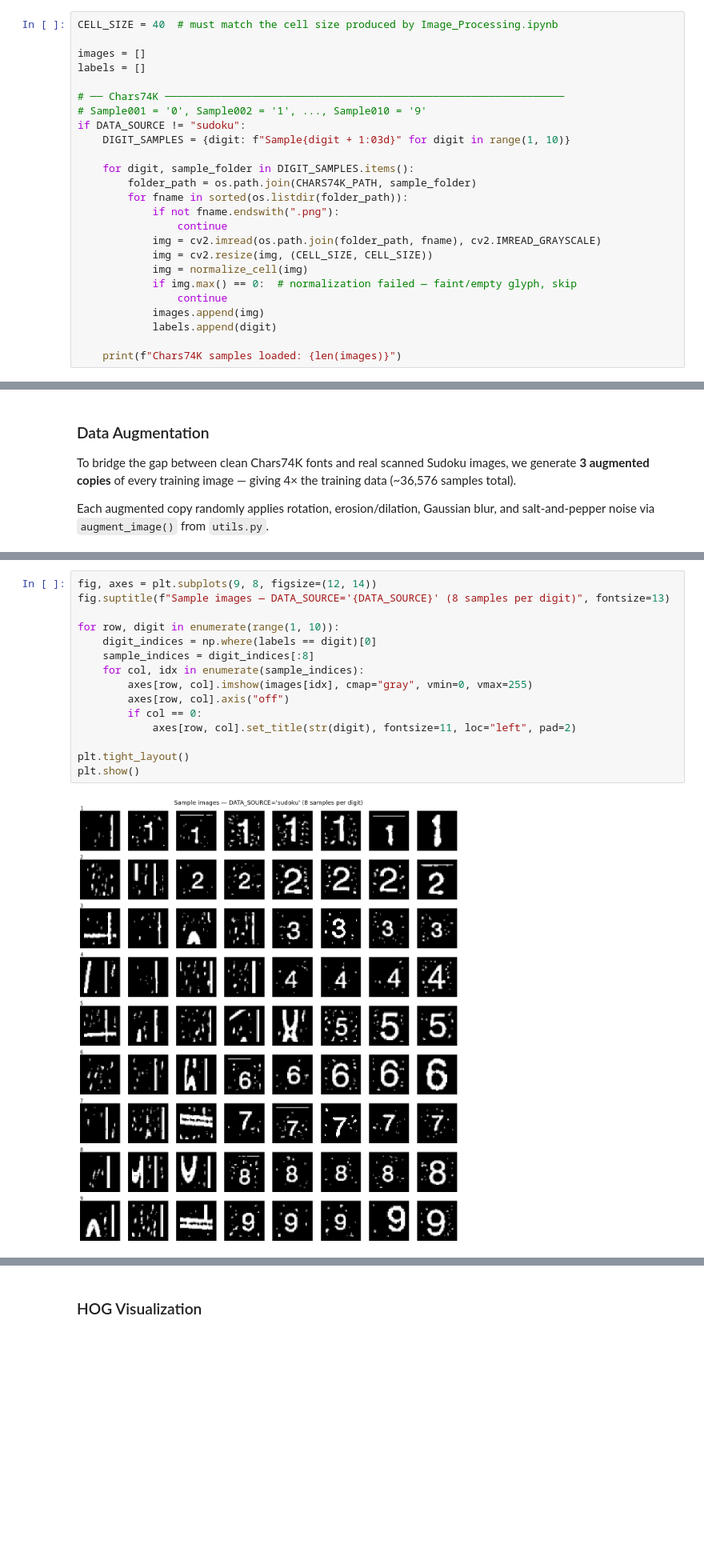
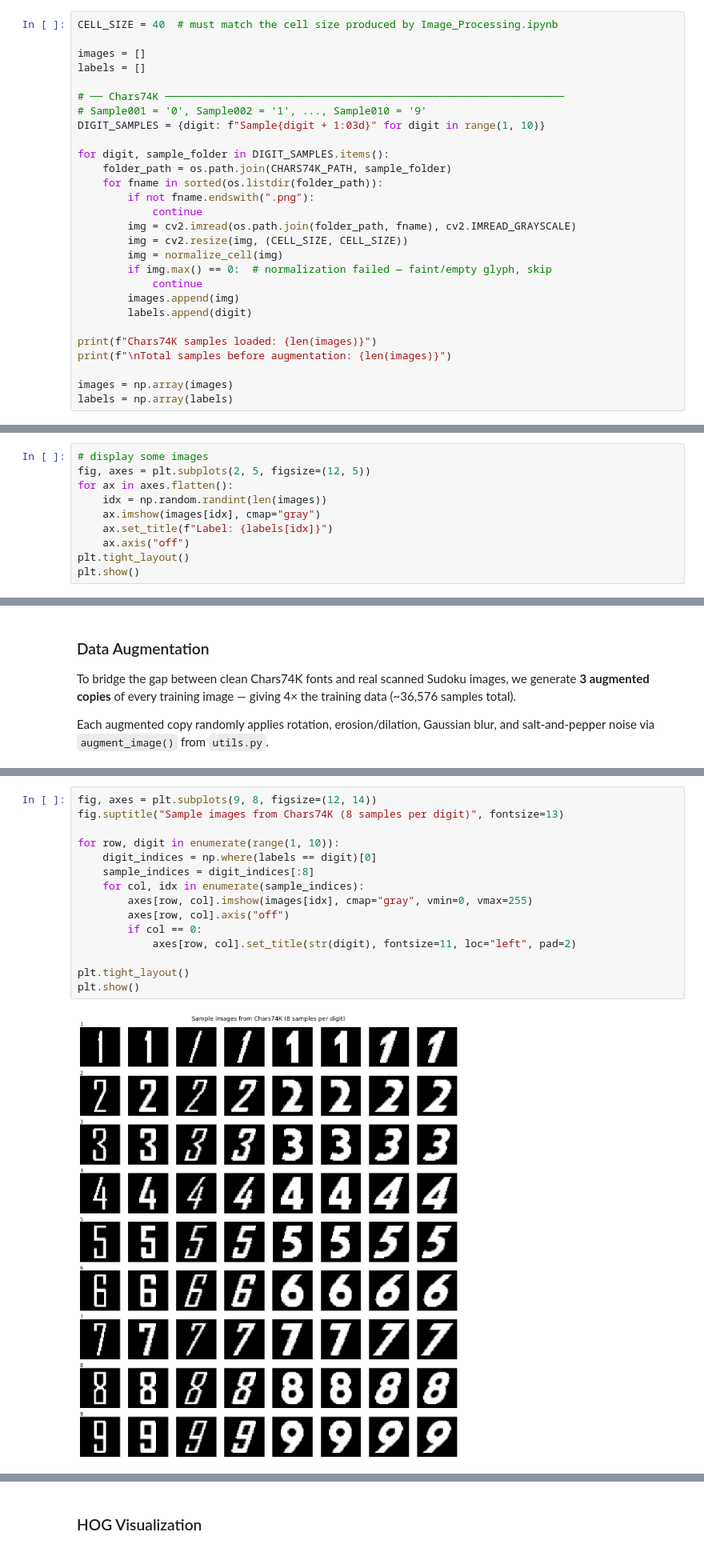
Before and after one commit to eddie-an/Optical-Sudoku-Solver, a Jupyter notebook: DigitRecognition.ipynb, the cells around one changed output, grey strips where cells are left out. Shown at 80% size. Cells and saved outputs as stored; diff of their text form; blank space fills up the shorter version.

Commit message:
Train digit model on Chars74K only, move Sudoku handling to evaluation, and reject empty-grid false positives

```diff
--- a/DigitRecognition.ipynb
+++ b/DigitRecognition.ipynb
@@ -132,20 +102,23 @@ labels = []
 
 # ── Chars74K ────────────────────────────────────────────────────────────────
 # Sample001 = '0', Sample002 = '1', ..., Sample010 = '9'
-if DATA_SOURCE != "sudoku":
-    DIGIT_SAMPLES = {digit: f"Sample{digit + 1:03d}" for digit in range(1, 10)}
+DIGIT_SAMPLES = {digit: f"Sample{digit + 1:03d}" for digit in range(1, 10)}
 
-    for digit, sample_folder in DIGIT_SAMPLES.items():
-        folder_path = os.path.join(CHARS74K_PATH, sample_folder)
-        for fname in sorted(os.listdir(folder_path)):
-            if not fname.endswith(".png"):
-                continue
-            img = cv2.imread(os.path.join(folder_path, fname), cv2.IMREAD_GRAYSCALE)
-            img = cv2.resize(img, (CELL_SIZE, CELL_SIZE))
-            img = normalize_cell(img)
-            if img.max() == 0:  # normalization failed — faint/empty glyph, skip
-                continue
-            images.append(img)
-            labels.append(digit)
+for digit, sample_folder in DIGIT_SAMPLES.items():
+    folder_path = os.path.join(CHARS74K_PATH, sample_folder)
+    for fname in sorted(os.listdir(folder_path)):
+        if not fname.endswith(".png"):
+            continue
+        img = cv2.imread(os.path.join(folder_path, fname), cv2.IMREAD_GRAYSCALE)
+        img = cv2.resize(img, (CELL_SIZE, CELL_SIZE))
+        img = normalize_cell(img)
+        if img.max() == 0:  # normalization failed — faint/empty glyph, skip
+            continue
+        images.append(img)
+        labels.append(digit)
 
-    print(f"Chars74K samples loaded: {len(images)}")
+print(f"Chars74K samples loaded: {len(images)}")
+print(f"\nTotal samples before augmentation: {len(images)}")
+
+images = np.array(images)
+labels = np.array(labels)
@@ -218,0 +135,10 @@ Total samples before augmentation: 1968
+# %%
+# display some images
+fig, axes = plt.subplots(2, 5, figsize=(12, 5))
+for ax in axes.flatten():
+    idx = np.random.randint(len(images))
+    ax.imshow(images[idx], cmap="gray")
+    ax.set_title(f"Label: {labels[idx]}")
+    ax.axis("off")
+plt.tight_layout()
+plt.show()
@@ -270,20 +208,20 @@ plt.show()
 # %%
 fig, axes = plt.subplots(9, 8, figsize=(12, 14))
-fig.suptitle(f"Sample images — DATA_SOURCE='{DATA_SOURCE}' (8 samples per digit)", fontsize=13)
+fig.suptitle("Sample images from Chars74K (8 samples per digit)", fontsize=13)
 
 for row, digit in enumerate(range(1, 10)):
     digit_indices = np.where(labels == digit)[0]
     sample_indices = digit_indices[:8]
     for col, idx in enumerate(sample_indices):
         axes[row, col].imshow(images[idx], cmap="gray", vmin=0, vmax=255)
         axes[row, col].axis("off")
         if col == 0:
             axes[row, col].set_title(str(digit), fontsize=11, loc="left", pad=2)
 
 plt.tight_layout()
 plt.show()
 # %% [output]
-[figure, old version]
+[figure, new version]
 # %% [markdown]
 ## 3. Feature Extraction — HOG + LBP
 
```
Also changed, not shown: parts of 16 cells of this notebook, 3 other files.
